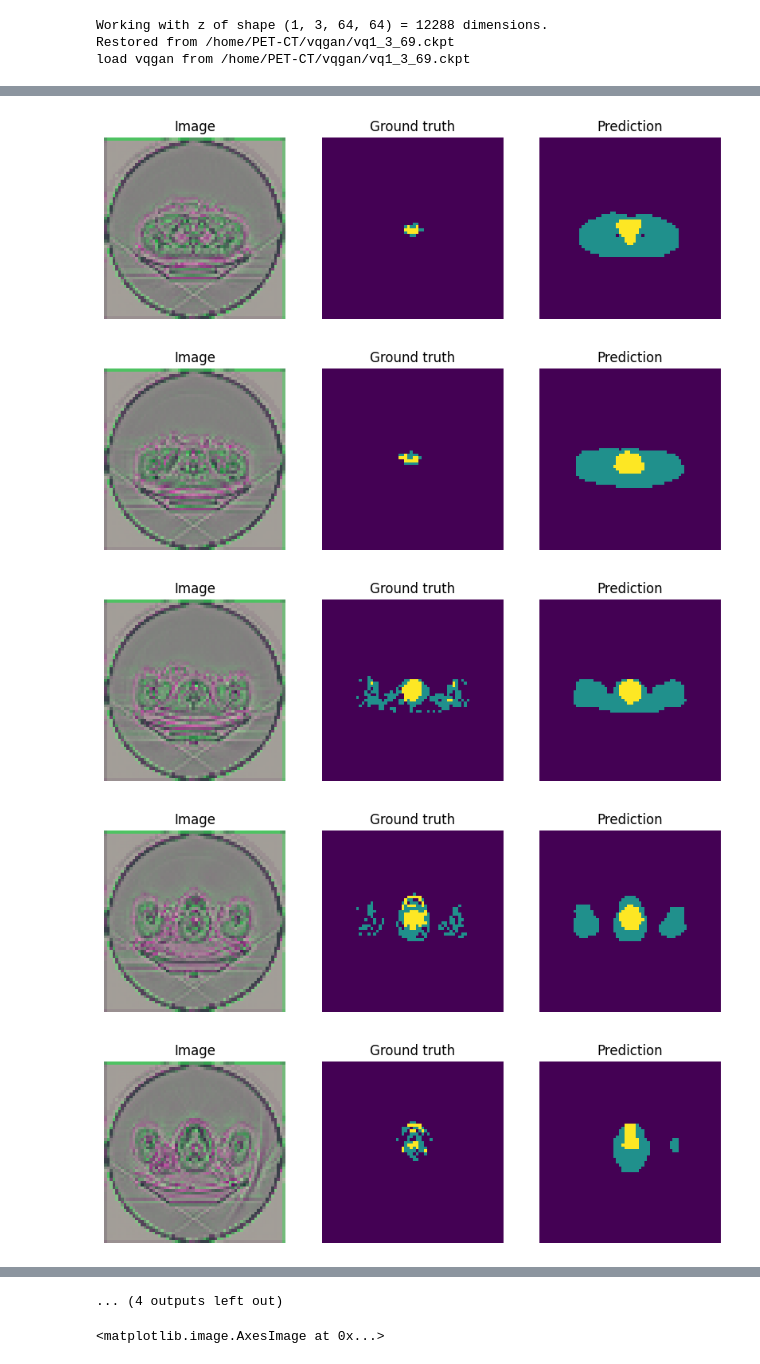
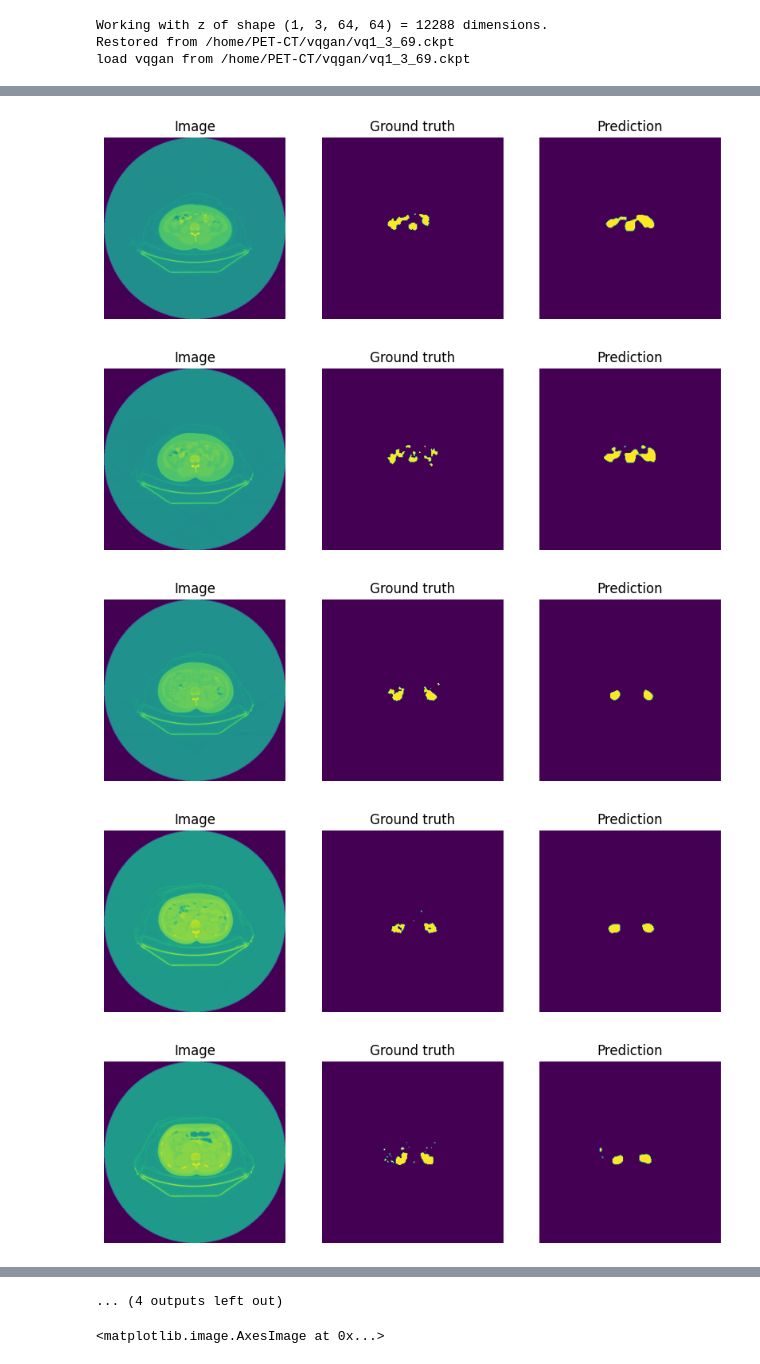
Before and after one commit to tien-th/BBDM_folk, a Jupyter notebook: test_segmentor.ipynb, the cells around one changed output, grey strips where cells are left out. Drawn from its saved outputs; the diff is of its cells as text; code cells hidden in the pictures.

```diff
--- a/test_segmentor.ipynb
+++ b/test_segmentor.ipynb
@@ -160,7 +160,7 @@ class SegmentationModel(pl.LightningModule):
 
     def forward(self, image):
         # normalize image here
-        image = (image - self.mean) / self.std
+        # image = (image - self.mean) / self.std
         mask = self.model(image)
         return mask
 
@@ -323,40 +328,40 @@ plt.axis("off")
 # %%
-CHECKPOINT_FILE_PATH = CHECKPOINT_PATH + "/Unet/lightning_logs/version_4/checkpoints/epoch=0-step=1500.ckpt"
+CHECKPOINT_FILE_PATH = CHECKPOINT_PATH + "/Unet/lightning_logs/version_1/checkpoints/epoch=5-step=9000.ckpt"
 model_name = "Unet"
 encoder_name = "resnet34"
-model = SegmentationModel.load_from_checkpoint(CHECKPOINT_FILE_PATH, arch=model_name, encoder_name=encoder_name, in_channels=3, out_classes=3)
+model = SegmentationModel.load_from_checkpoint(CHECKPOINT_FILE_PATH, arch=model_name, encoder_name=encoder_name, in_channels=1, out_classes=1)
 # %%
-INDEX = 0
+INDEX = 3
 batch = list(test_dataloader)[INDEX]
 with torch.no_grad():
     model.eval()
     logits = model(batch[0])
 
-# pr_masks = logits.sigmoid()
-pr_masks = torch.argmax(logits, dim=1)
+pr_masks = logits.sigmoid()
+# pr_masks = torch.argmax(logits, dim=1)
 
 for image, gt_mask, pr_mask in zip(batch[0], batch[1], pr_masks):
     plt.figure(figsize=(10, 5))
 
     plt.subplot(1, 3, 1)
     plt.imshow(image.numpy().transpose(1, 2, 0))  # convert CHW -> HWC
     plt.title("Image")
     plt.axis("off")
 
     plt.subplot(1, 3, 2)
     plt.imshow(gt_mask.numpy().squeeze()) # just squeeze classes dim, because we have only one class
     plt.title("Ground truth")
     plt.axis("off")
 
     plt.subplot(1, 3, 3)
     plt.imshow(pr_mask.numpy().squeeze()) # just squeeze classes dim, because we have only one class
     plt.title("Prediction")
     plt.axis("off")
 
     plt.show()
 # %% [output]
-[figure, old version]
+[figure, new version]
-[figure, old version]
+[figure, new version]
-[figure, old version]
+[figure, new version]
-[figure, old version]
+[figure, new version]
-[figure, old version]
+[figure, new version]
```
Also changed, not shown: parts of 3 cells of this notebook, 12 other files.
